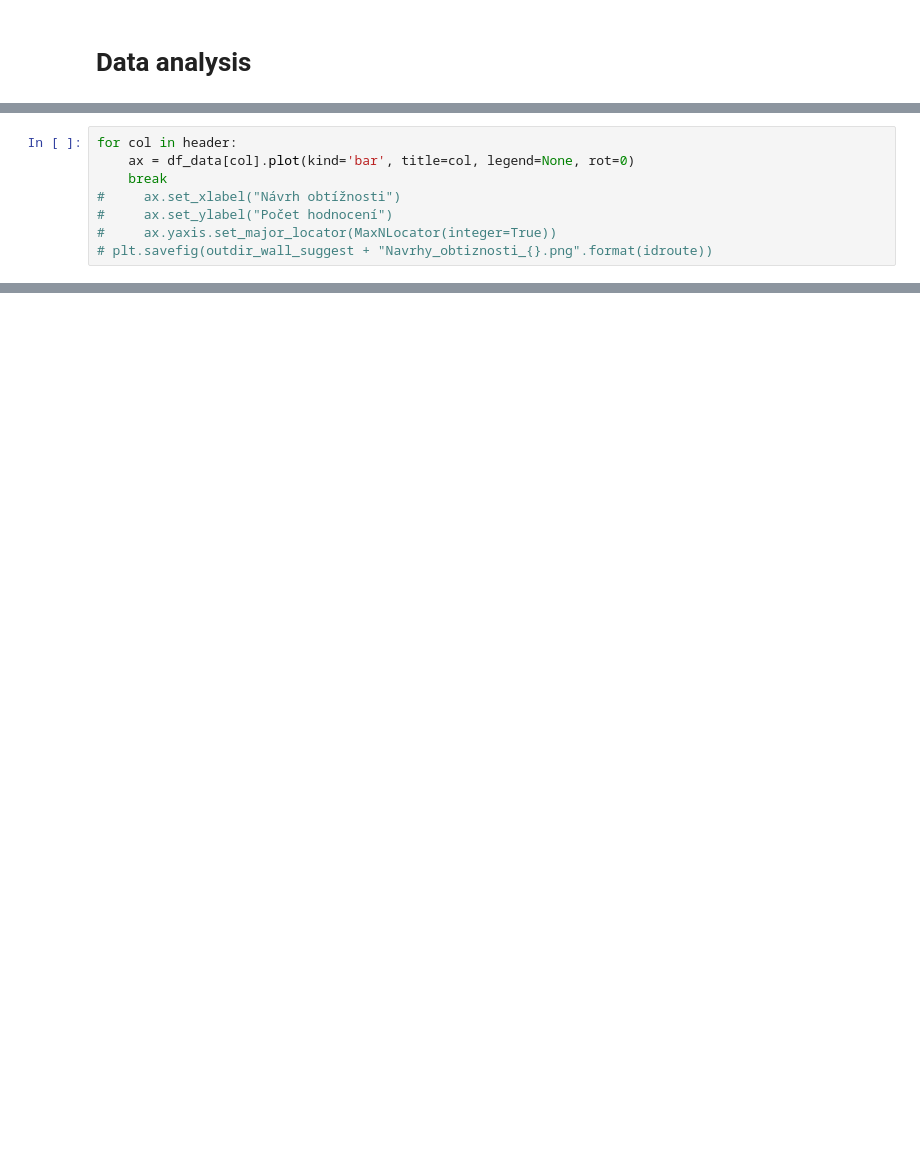
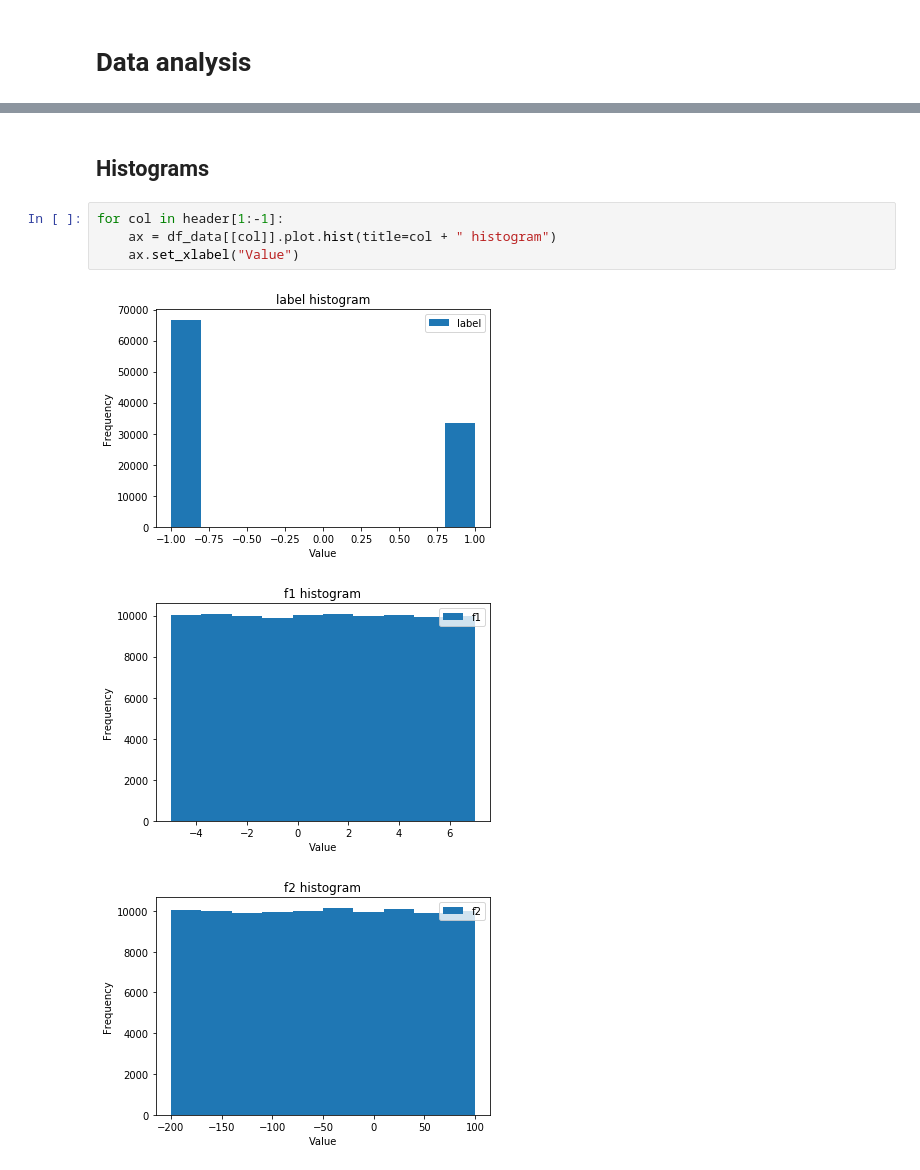
Before and after one commit to tomasprinda/jaumo_ml_task, a Jupyter notebook: jaumo_ml_task.ipynb, the cells around one changed output, grey strips where cells are left out. Drawn from its saved outputs; the diff is of its cells as text; blank space fills up the shorter version.

```diff
--- a/jaumo_ml_task.ipynb
+++ b/jaumo_ml_task.ipynb
@@ -74,8 +44,0 @@ df_data.describe()
-# %%
-for col in header:
-    ax = df_data[col].plot(kind='bar', title=col, legend=None, rot=0)
-    break
-#     ax.set_xlabel("Návrh obtížnosti")
-#     ax.set_ylabel("Počet hodnocení")
-#     ax.yaxis.set_major_locator(MaxNLocator(integer=True))
-# plt.savefig(outdir_wall_suggest + "Navrhy_obtiznosti_{}.png".format(idroute))
@@ -84,0 +45,10 @@ for col in header:
+# %% [markdown]
+## Histograms
+# %%
+for col in header[1:-1]:
+    ax = df_data[[col]].plot.hist(title=col + " histogram")
+    ax.set_xlabel("Value")
+# %% [output]
+[figure, added]
+[figure, added]
+[figure, added]
```
Also changed, not shown: parts of 20 cells of this notebook, 4 other files.
